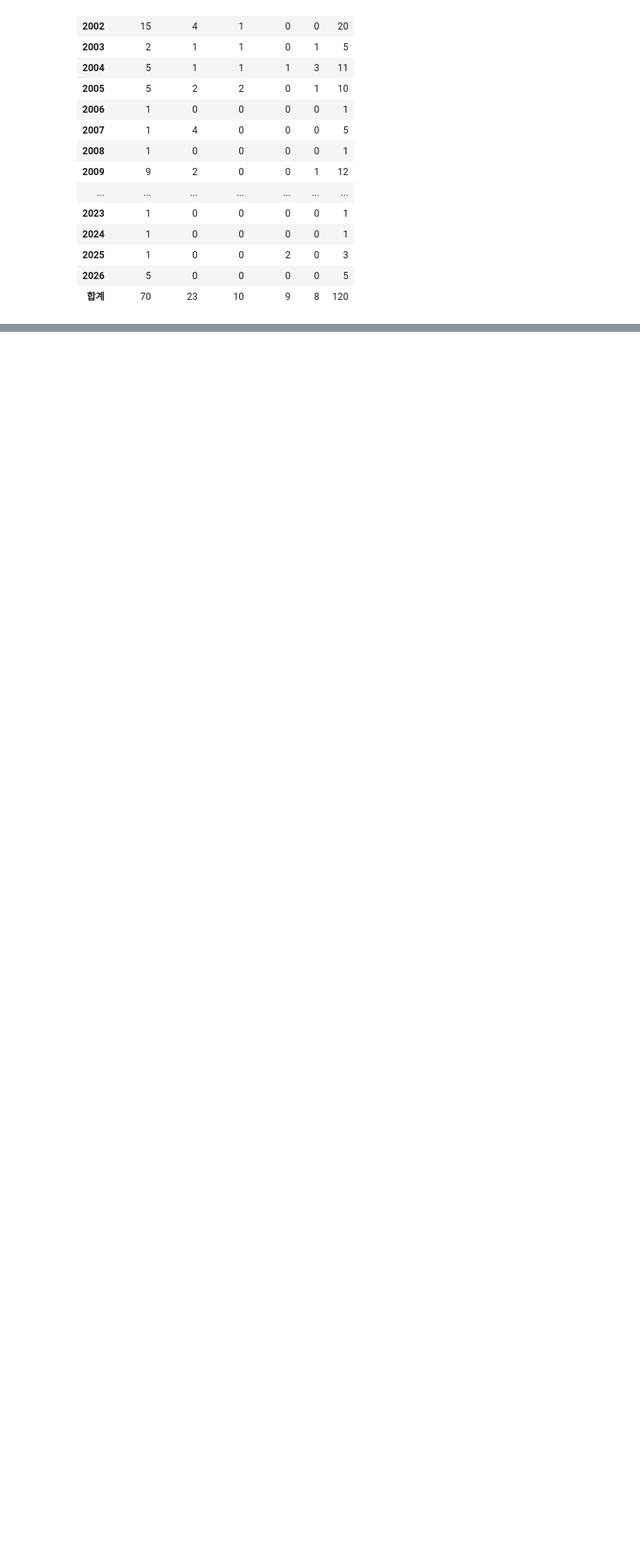
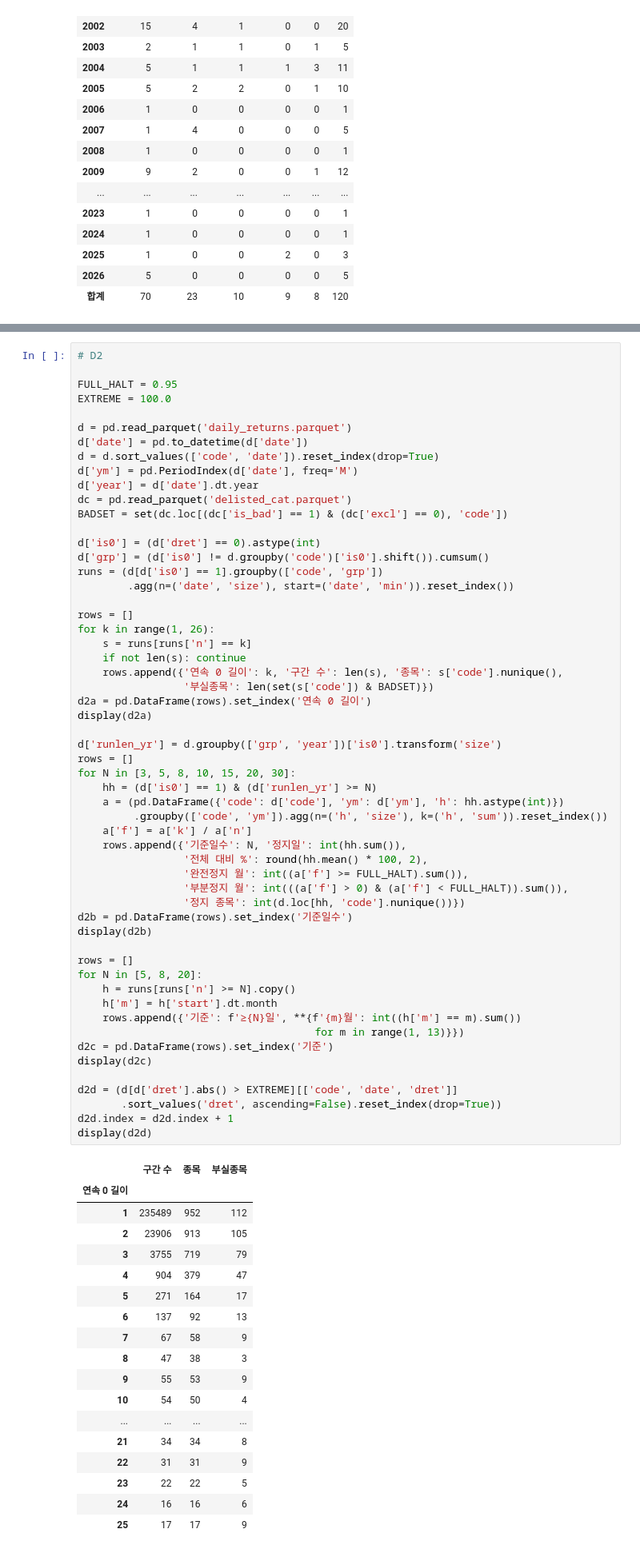
Before and after one commit to Seanjeon0220/project, a Jupyter notebook: quant/fVoL/kospi/delisted.ipynb, the cells around one changed output, grey strips where cells are left out. Shown at 80% size. Saved outputs shown, nothing was run; the diff lists cells and outputs as text; blank space fills up the shorter version.

```diff
--- a/quant/fVoL/kospi/delisted.ipynb
+++ b/quant/fVoL/kospi/delisted.ipynb
@@ -335,0 +235,75 @@ display(byyr)
+# %%
+# D2
+
+FULL_HALT = 0.95
+EXTREME = 100.0
+
+d = pd.read_parquet('daily_returns.parquet')
+d['date'] = pd.to_datetime(d['date'])
+d = d.sort_values(['code', 'date']).reset_index(drop=True)
+d['ym'] = pd.PeriodIndex(d['date'], freq='M')
+d['year'] = d['date'].dt.year
+dc = pd.read_parquet('delisted_cat.parquet')
+BADSET = set(dc.loc[(dc['is_bad'] == 1) & (dc['excl'] == 0), 'code'])
+
+d['is0'] = (d['dret'] == 0).astype(int)
+d['grp'] = (d['is0'] != d.groupby('code')['is0'].shift()).cumsum()
+runs = (d[d['is0'] == 1].groupby(['code', 'grp'])
+        .agg(n=('date', 'size'), start=('date', 'min')).reset_index())
+
+rows = []
+for k in range(1, 26):
+    s = runs[runs['n'] == k]
+    if not len(s): continue
+    rows.append({'연속 0 길이': k, '구간 수': len(s), '종목': s['code'].nunique(),
+                 '부실종목': len(set(s['code']) & BADSET)})
+d2a = pd.DataFrame(rows).set_index('연속 0 길이')
+display(d2a)
+
+d['runlen_yr'] = d.groupby(['grp', 'year'])['is0'].transform('size')
+rows = []
+for N in [3, 5, 8, 10, 15, 20, 30]:
+    hh = (d['is0'] == 1) & (d['runlen_yr'] >= N)
+    a = (pd.DataFrame({'code': d['code'], 'ym': d['ym'], 'h': hh.astype(int)})
+         .groupby(['code', 'ym']).agg(n=('h', 'size'), k=('h', 'sum')).reset_index())
+    a['f'] = a['k'] / a['n']
+    rows.append({'기준일수': N, '정지일': int(hh.sum()),
+                 '전체 대비 %': round(hh.mean() * 100, 2),
+                 '완전정지 월': int((a['f'] >= FULL_HALT).sum()),
+                 '부분정지 월': int(((a['f'] > 0) & (a['f'] < FULL_HALT)).sum()),
+                 '정지 종목': int(d.loc[hh, 'code'].nunique())})
+d2b = pd.DataFrame(rows).set_index('기준일수')
+display(d2b)
+
+rows = []
+for N in [5, 8, 20]:
+    h = runs[runs['n'] >= N].copy()
+    h['m'] = h['start'].dt.month
+    rows.append({'기준': f'≥{N}일', **{f'{m}월': int((h['m'] == m).sum())
+                                      for m in range(1, 13)}})
+d2c = pd.DataFrame(rows).set_index('기준')
+display(d2c)
+
+d2d = (d[d['dret'].abs() > EXTREME][['code', 'date', 'dret']]
+       .sort_values('dret', ascending=False).reset_index(drop=True))
+d2d.index = d2d.index + 1
+display(d2d)
+# %% [output]
+|  | 구간 수 | 종목 | 부실종목 |
+| 연속 0 길이 |  |  |  |
+| 1 | 235489 | 952 | 112 |
+| 2 | 23906 | 913 | 105 |
+| 3 | 3755 | 719 | 79 |
+| 4 | 904 | 379 | 47 |
+| 5 | 271 | 164 | 17 |
+| 6 | 137 | 92 | 13 |
+| 7 | 67 | 58 | 9 |
+| 8 | 47 | 38 | 3 |
+| 9 | 55 | 53 | 9 |
+| 10 | 54 | 50 | 4 |
+| ... | ... | ... | ... |
+| 21 | 34 | 34 | 8 |
+| 22 | 31 | 31 | 9 |
+| 23 | 22 | 22 | 5 |
+| 24 | 16 | 16 | 6 |
+| 25 | 17 | 17 | 9 |
```
Also changed, not shown: parts of 22 cells of this notebook.
